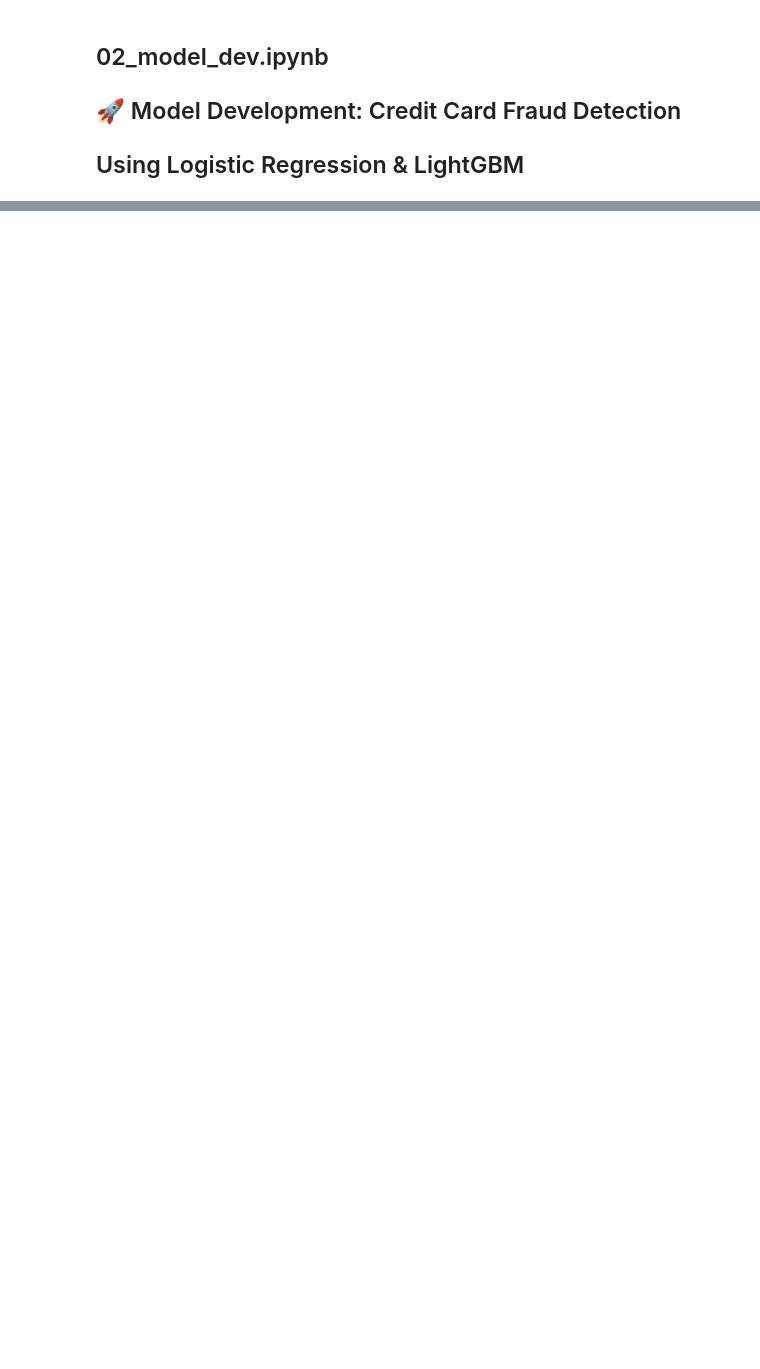
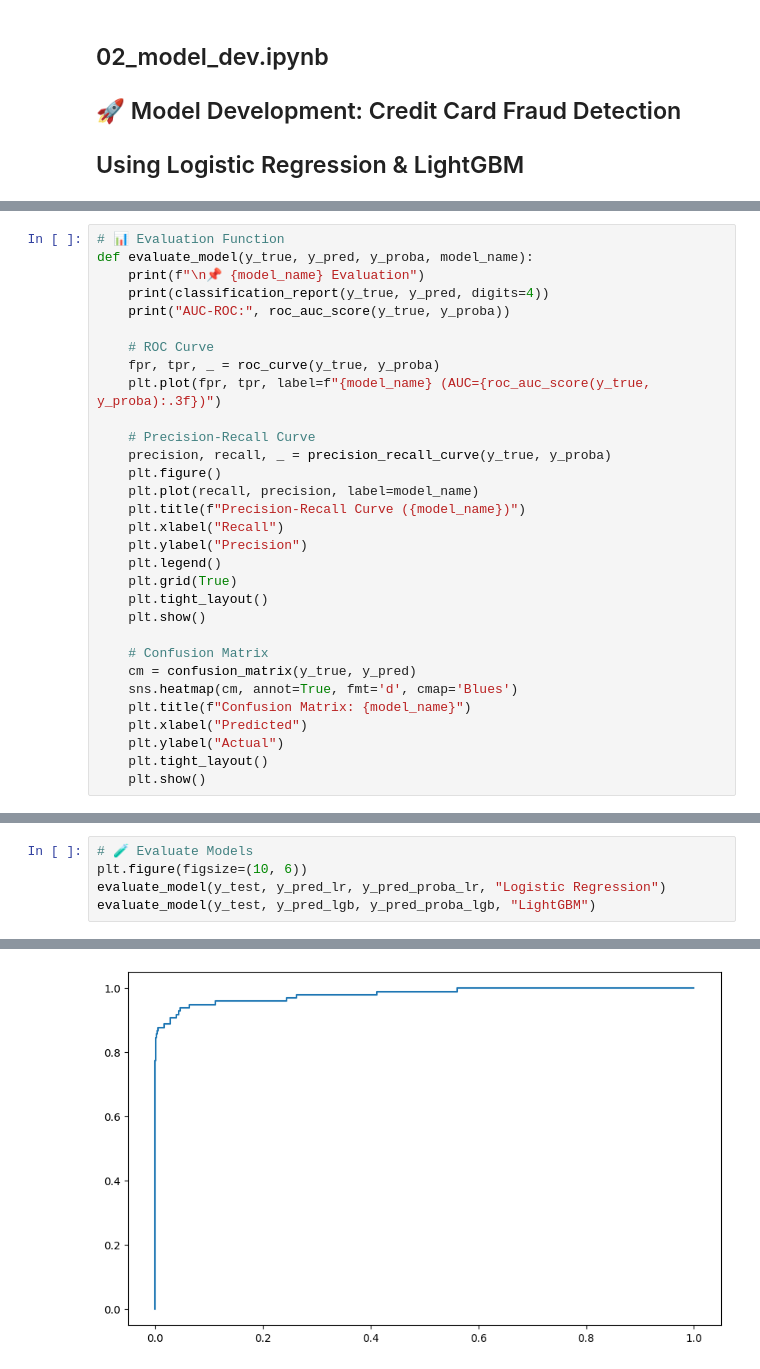
Before and after one commit to stevokwon/aws-fraud-detection, a Jupyter notebook: notebooks/02_model_dev.ipynb, the cells around one changed output, grey strips where cells are left out. Saved outputs shown, nothing was run; the diff lists cells and outputs as text; blank space fills up the shorter version.

```diff
--- a/notebooks/02_model_dev.ipynb
+++ b/notebooks/02_model_dev.ipynb
@@ -32,0 +157,31 @@ NameError: name 'SMOTE' is not defined
+# %%
+# 📊 Evaluation Function
+def evaluate_model(y_true, y_pred, y_proba, model_name):
+    print(f"\n📌 {model_name} Evaluation")
+    print(classification_report(y_true, y_pred, digits=4))
+    print("AUC-ROC:", roc_auc_score(y_true, y_proba))
+
+    # ROC Curve
+    fpr, tpr, _ = roc_curve(y_true, y_proba)
+    plt.plot(fpr, tpr, label=f"{model_name} (AUC={roc_auc_score(y_true, y_proba):.3f})")
+
+    # Precision-Recall Curve
+    precision, recall, _ = precision_recall_curve(y_true, y_proba)
+    plt.figure()
+    plt.plot(recall, precision, label=model_name)
+    plt.title(f"Precision-Recall Curve ({model_name})")
+    plt.xlabel("Recall")
+    plt.ylabel("Precision")
+    plt.legend()
+    plt.grid(True)
+    plt.tight_layout()
+    plt.show()
+
+    # Confusion Matrix
+    cm = confusion_matrix(y_true, y_pred)
+    sns.heatmap(cm, annot=True, fmt='d', cmap='Blues')
+    plt.title(f"Confusion Matrix: {model_name}")
+    plt.xlabel("Predicted")
+    plt.ylabel("Actual")
+    plt.tight_layout()
+    plt.show()
@@ -32,0 +201,6 @@ NameError: name 'SMOTE' is not defined
+# %%
+# 🧪 Evaluate Models
+plt.figure(figsize=(10, 6))
+evaluate_model(y_test, y_pred_lr, y_pred_proba_lr, "Logistic Regression")
+evaluate_model(y_test, y_pred_lgb, y_pred_proba_lgb, "LightGBM")
+# %% [output]
@@ -32,0 +218 @@ NameError: name 'SMOTE' is not defined
+[figure, added]
```
Also changed, not shown: parts of 13 cells of this notebook.
